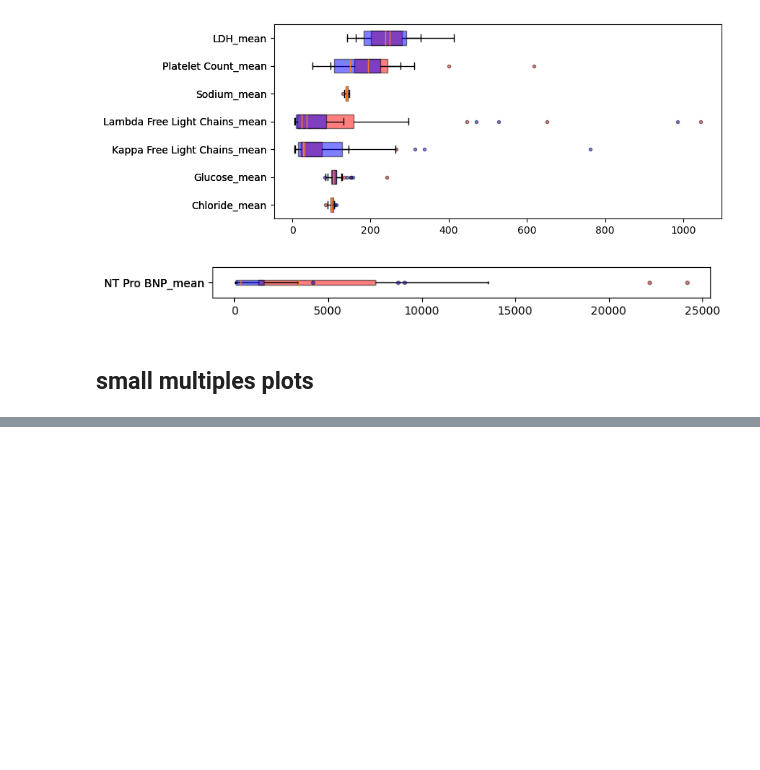
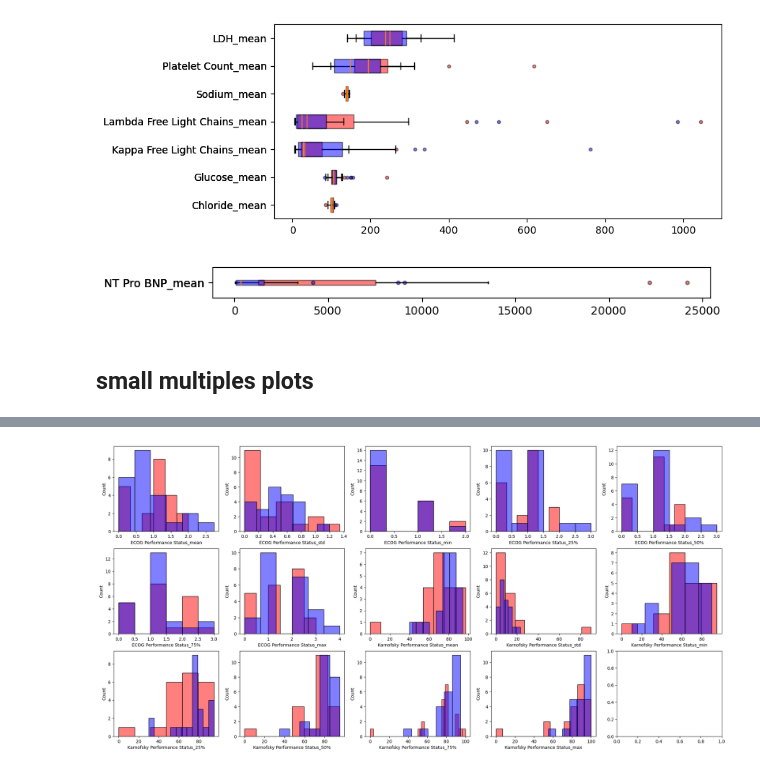
Before and after one commit to BisonCremer/cardiac-amyloidosis, a Jupyter notebook: 040_Mistic_2025/processing_data/StatsVisuals_2025-05-07.ipynb, the cells around one changed output, grey strips where cells are left out. Cells and saved outputs as stored; diff of their text form; code cells hidden in the pictures; blank space fills up the shorter version.

```diff
--- a/040_Mistic_2025/processing_data/StatsVisuals_2025-05-07.ipynb
+++ b/040_Mistic_2025/processing_data/StatsVisuals_2025-05-07.ipynb
@@ -360,0 +602,31 @@ for graph in dict_graph_column_groups.keys():
+# %%
+ptNotesDescriptiveStats = {}
+noteColumns = ["ECOG Performance Status", "Karnofsky Performance Status"]
+for pt in  ptDict.keys():
+    ptNotes = ptDictMDnotesScored[pt]  #[pt][noteColumns].astype(float)
+    if not isinstance(ptNotes, bool):
+        ptNotes =ptNotes[noteColumns].astype(float)
+        #get the descriptive statistics for the notes
+        ptNotesDescriptiveStats_calc = ptNotes.describe()
+        ptNotesDescriptiveStats_calc['stats'] = ['count', 'mean', 'std', 'min', '25%', '50%', '75%', 'max']
+        #when the count of data is 1, then use the value of the lab as the std
+        for lab in noteColumns:
+            if ptNotesDescriptiveStats_calc[lab]['count'] == 1:
+                ptNotesDescriptiveStats_calc[lab]['std'] = ptNotesDescriptiveStats_calc[lab]['mean']
+                ptNotesDescriptiveStats_calc[lab]['min'] = ptNotesDescriptiveStats_calc[lab]['mean']
+                ptNotesDescriptiveStats_calc[lab]['25%'] = ptNotesDescriptiveStats_calc[lab]['mean']
+                ptNotesDescriptiveStats_calc[lab]['50%'] = ptNotesDescriptiveStats_calc[lab]['mean']
+                ptNotesDescriptiveStats_calc[lab]['75%'] = ptNotesDescriptiveStats_calc[lab]['mean']
+                ptNotesDescriptiveStats_calc[lab]['max'] = ptNotesDescriptiveStats_calc[lab]['mean']
+        #drop the count information
+        ptNotesDescriptiveStats_calc.drop('count', axis=0, inplace=True)
+        #melt to long format
+        ptNotesDescriptiveStats_melt = ptNotesDescriptiveStats_calc[noteColumns].T.stack(future_stack=True)
+        ptNotesDescriptiveStats[pt] = ptNotesDescriptiveStats_melt
+    else:
+        ptNotesDescriptiveStats[pt] = False
+
+#make to dataframe
+ptNotesDescriptiveStats_df = pd.DataFrame(ptNotesDescriptiveStats).T #each row is a patient
+# flattens the multiindex columns into a single index with underscore as delimiter
+ptNotesDescriptiveStats_df.columns = ['_'.join(col).strip() for col in ptNotesDescriptiveStats_df.columns.values]
@@ -360,0 +662,12 @@ for graph in dict_graph_column_groups.keys():
+# %%
+cols = 5
+rows = 3
+fig, axes = plt.subplots(rows, cols, figsize=(25, rows * 4))
+axes = axes.flatten()  # Flatten the axes array for easy indexing
+for i, stat in enumerate(ptNotesDescriptiveStats_df.columns):
+    ax = axes[i]
+    #histograms
+    sns.histplot(ptNotesDescriptiveStats_df[stat][listPositive], color='red', alpha = 0.5, ax= ax)
+    sns.histplot(ptNotesDescriptiveStats_df[stat][listNegative], color='blue', alpha = 0.5, ax = ax)
+# %% [output]
+[figure, added]
```
Also changed, not shown: parts of 20 cells of this notebook.
